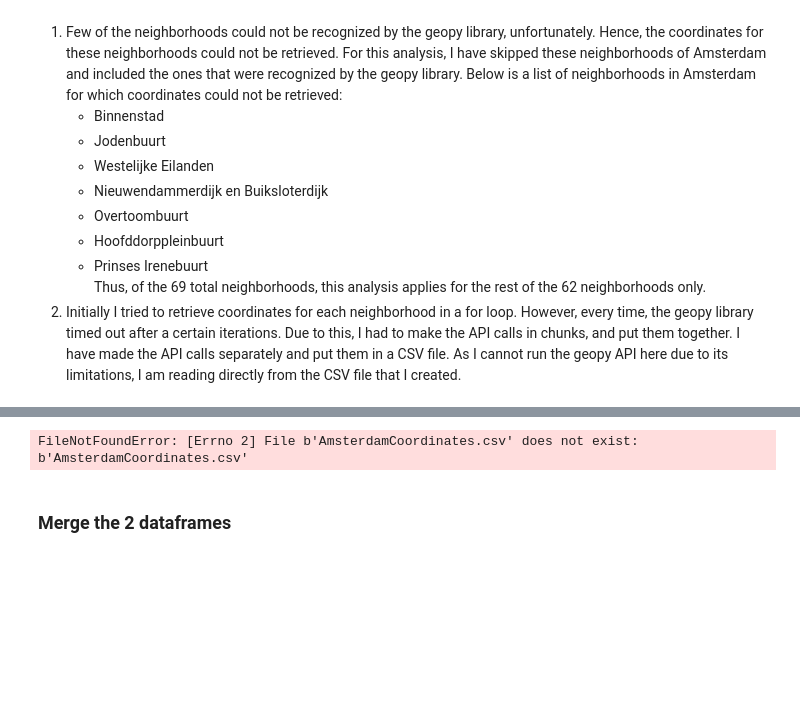
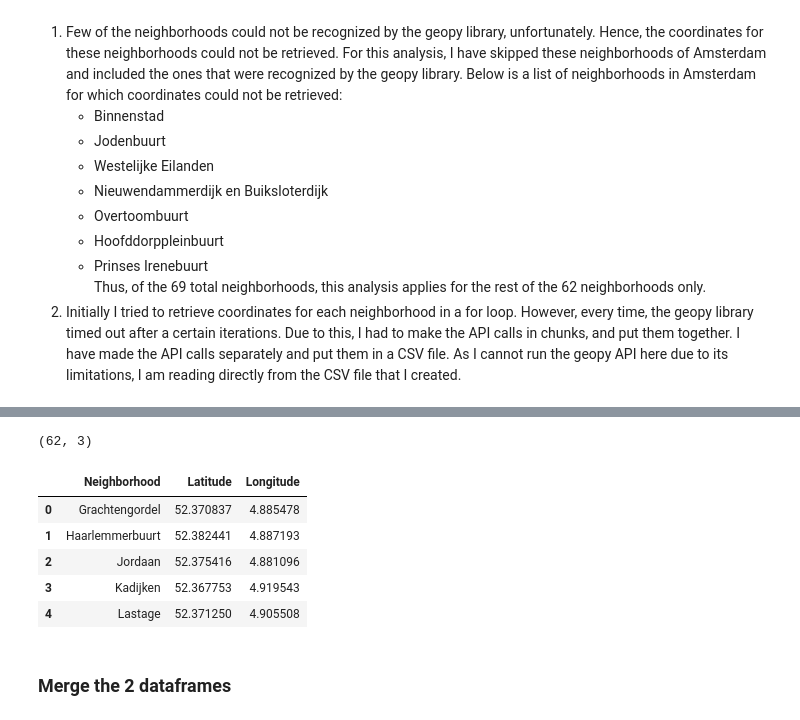
Before and after one commit to diikay/capstone-coursera, a Jupyter notebook: Capstone-AmsterdamFitness.ipynb, the cells around one changed output, grey strips where cells are left out. Cells and saved outputs as stored; diff of their text form; code cells hidden in the pictures; blank space fills up the shorter version.

```diff
--- a/Capstone-AmsterdamFitness.ipynb
+++ b/Capstone-AmsterdamFitness.ipynb
@@ -141,9 +148,15 @@ I have retrieved coordinates for each neighborhood using geopy library. However,
 # %%
-df_coord = pd.read_csv('AmsterdamCoordinates.csv')
+#df_coord = pd.read_csv('AmsterdamCoordinates.csv')
 print(df_coord.shape)
 df_coord.head()
 # %% [output]
-FileNotFoundError: [Errno 2] File b'AmsterdamCoordinates.csv' does not exist: b'AmsterdamCoordinates.csv'
+(62, 3)
+|  | Neighborhood | Latitude | Longitude |
+| 0 | Grachtengordel | 52.370837 | 4.885478 |
+| 1 | Haarlemmerbuurt | 52.382441 | 4.887193 |
+| 2 | Jordaan | 52.375416 | 4.881096 |
+| 3 | Kadijken | 52.367753 | 4.919543 |
+| 4 | Lastage | 52.371250 | 4.905508 |
 # %% [markdown]
 ### Merge the 2 dataframes
 # %% [markdown]
```
Also changed, not shown: parts of 2 cells of this notebook.
